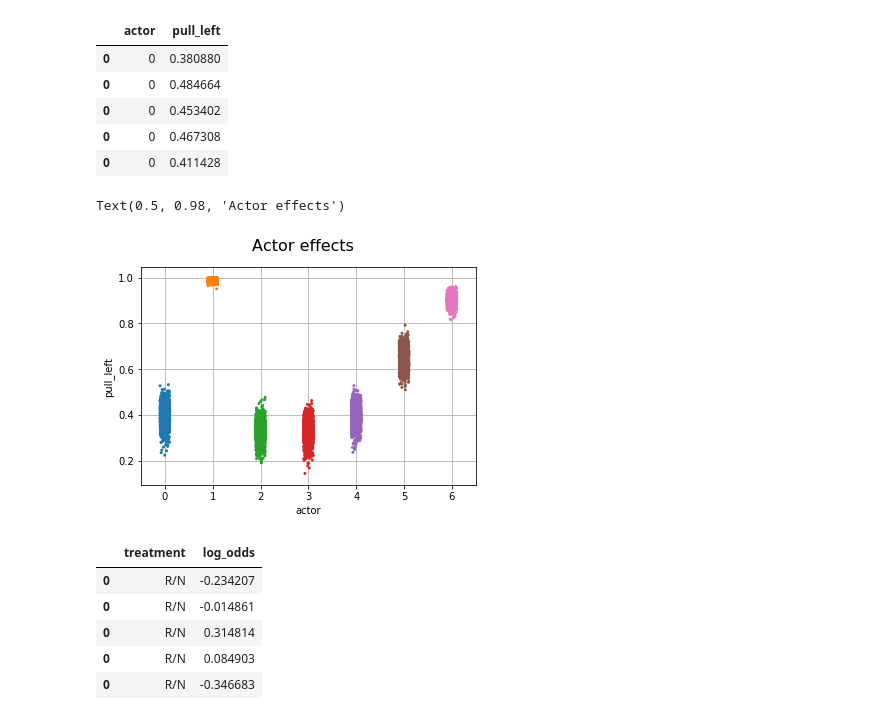
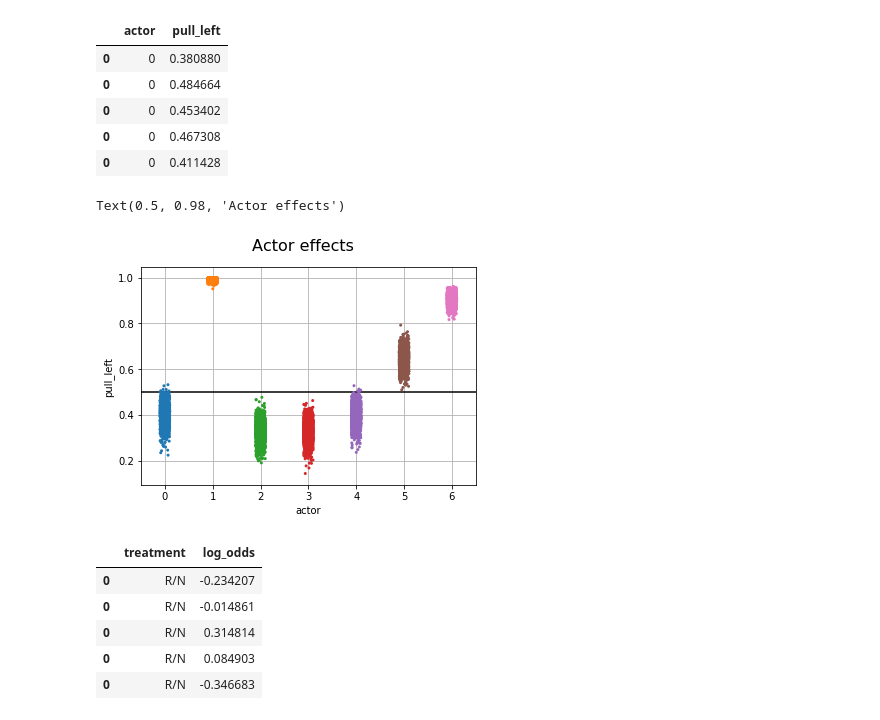
Before and after one commit to StefanSko/rethinking_pymc3_course2022, a Jupyter notebook: 13_GLMM2.ipynb, the cells around one changed output. Cells and saved outputs as stored; diff of their text form; code cells hidden in the pictures.

```diff
--- a/13_GLMM2.ipynb
+++ b/13_GLMM2.ipynb
@@ -192,11 +179,12 @@ actor_df.head()
 # %%
 fig, ax1 = plt.subplots(1, 1, figsize=(6,4))
 sns.stripplot(x="actor", y="pull_left", size=3, data=actor_df, ax=ax1)
 ax1.grid()
+ax1.axhline(y=0.5, color='k', linestyle='-')
 fig.suptitle('Actor effects', fontsize=16)
 # %% [output]
 Text(0.5, 0.98, 'Actor effects')
-[figure, old version]
+[figure, new version]
 # %%
 treatment_blocks = posterior_sample.posterior.groupby("treatments").mean(dim={"actors", "chain"})
 # %%
```
Also changed, not shown: parts of 3 cells of this notebook.
